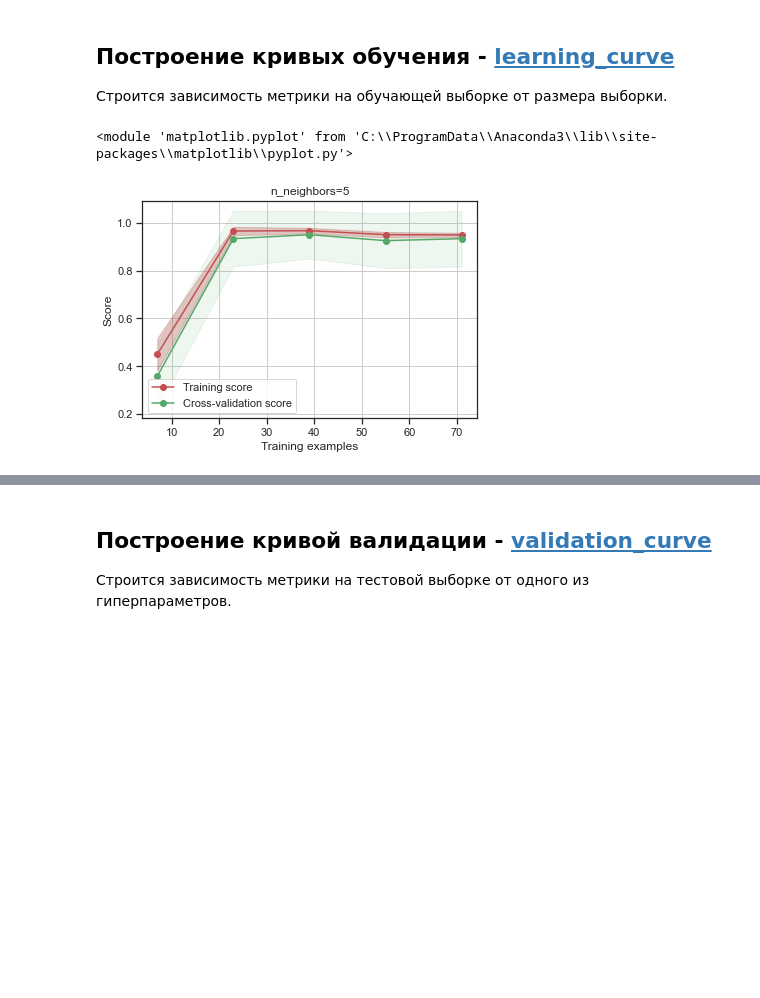
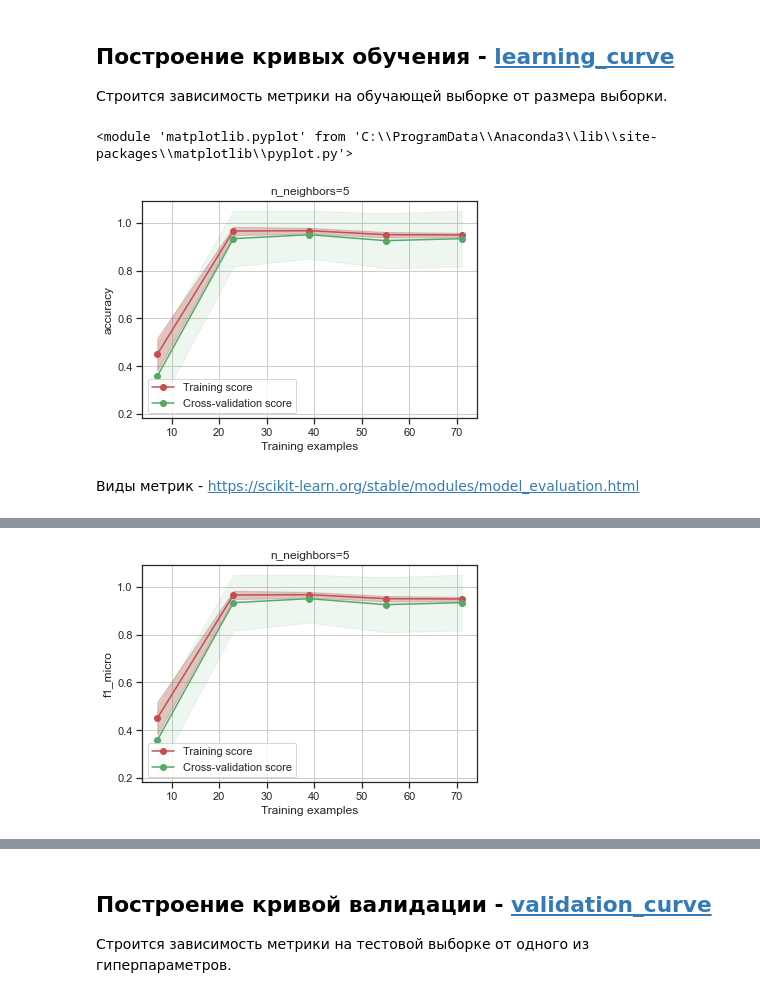
Before and after one commit to ugapanyuk/ml_course_2022, a Jupyter notebook: common/notebooks/crossval/crossval.ipynb, the cells around one changed output, grey strips where cells are left out. Drawn from its saved outputs; the diff is of its cells as text; code cells hidden in the pictures; blank space fills up the shorter version.

```diff
--- a/common/notebooks/crossval/crossval.ipynb
+++ b/common/notebooks/crossval/crossval.ipynb
@@ -456,7 +458,7 @@ plt.plot(n_range, clf_rs.cv_results_['mean_test_score'])
 Строится зависимость метрики на обучающей выборке от размера выборки.
 # %%
 def plot_learning_curve(estimator, title, X, y, ylim=None, cv=None,
-                        n_jobs=None, train_sizes=np.linspace(.1, 1.0, 5)):
+                        n_jobs=None, train_sizes=np.linspace(.1, 1.0, 5), scoring='accuracy'):
     """
     Generate a simple plot of the test and training learning curve.
 
@@ -515,9 +517,9 @@ def plot_learning_curve(estimator, title, X, y, ylim=None, cv=None,
     if ylim is not None:
         plt.ylim(*ylim)
     plt.xlabel("Training examples")
-    plt.ylabel("Score")
+    plt.ylabel(scoring)
     train_sizes, train_scores, test_scores = learning_curve(
-        estimator, X, y, cv=cv, n_jobs=n_jobs, train_sizes=train_sizes)
+        estimator, X, y, cv=cv, scoring=scoring, n_jobs=n_jobs, train_sizes=train_sizes)
     train_scores_mean = np.mean(train_scores, axis=1)
     train_scores_std = np.std(train_scores, axis=1)
     test_scores_mean = np.mean(test_scores, axis=1)
@@ -541,4 +543,10 @@ plot_learning_curve(KNeighborsClassifier(n_neighbors=5), 'n_neighbors=5',
                     iris_X_train, iris_y_train, cv=20)
 # %% [output]
 <module 'matplotlib.pyplot' from 'C:\\ProgramData\\Anaconda3\\lib\\site-packages\\matplotlib\\pyplot.py'>
-[figure, old version]
+[figure, new version]
+# %% [markdown]
+Виды метрик - https://scikit-learn.org/stable/modules/model_evaluation.html
+# %%
+plot_learning_curve(KNeighborsClassifier(n_neighbors=5), 'n_neighbors=5',
+                    iris_X_train, iris_y_train, cv=20, scoring='f1_micro')
+# %% [output]
@@ -544,0 +554 @@ plot_learning_curve(KNeighborsClassifier(n_neighbors=5), 'n_neighbors=5',
+[figure, added]
```
Also changed, not shown: parts of 14 cells of this notebook, 10 other files.
